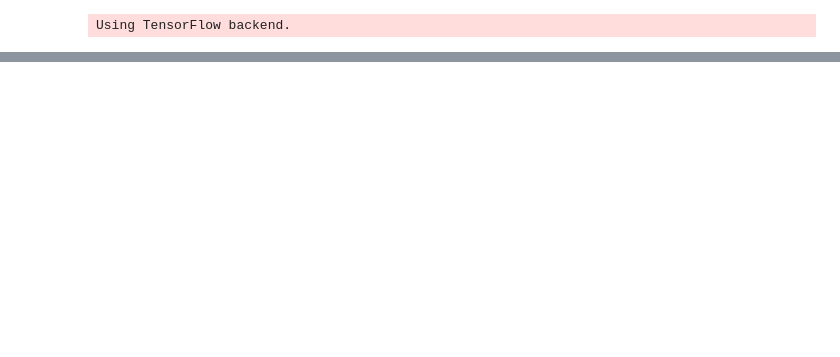
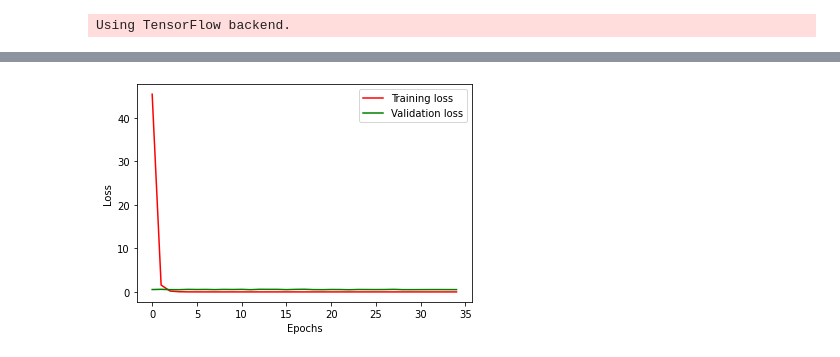
Before and after one commit to NicamShilova/Attrape-moi-si-tu-peux, a Jupyter notebook: model.ipynb, the cells around one changed output, grey strips where cells are left out. Saved outputs shown, nothing was run; the diff lists cells and outputs as text; code cells hidden in the pictures; blank space fills up the shorter version.

```diff
--- a/model.ipynb
+++ b/model.ipynb
@@ -25,10 +27,12 @@ TESTING_PATH = DATA_ROOT + 'test'
 
 # Autres paramètres
 batch_size = 32
-num_classes = 100
+num_classes = 32
 epochs = 35
-img_size = 28
-input_shape = (img_size, img_size, 1)
+# img_size = 28
+img_size = 32
+input_shape = (img_size, img_size, 3)
+validation_split = 0.3
 # %%
 # fonctions.import_fichier_train()
 # %%
@@ -81,19 +103,25 @@ Found 48400 images belonging to 100 classes.
 # %%
 ### Création d'un modèle séquentiel qui permet de définir l'architecture CNN couche par couche à l'aide de la fonction .add .Nous ajoutons d'abord une couche de convolution avec 32 filtres de taille 3X3 sur les images d'entrée et la passons à travers la fonction d'activation 'relu'.Nous effectuons ensuite des opérations MaxPooling en utilisant un pool de taille 2X2 ###
 model = Sequential()
-model.add(Conv2D(32, (3, 3), input_shape = input_shape, activation = "relu"))
-model.add(MaxPooling2D(pool_size = (2, 2)))
+model.add(Conv2D(28, (3, 3), padding='same', input_shape = input_shape, activation = "relu"))
+# model.add(MaxPooling2D(pool_size = (3, 3)))
 
 ### Ces couches sont ensuite répétées à nouveau pour améliorer les performances du modèle ###
-
-model.add(Conv2D(32, (3, 3), activation = "relu"))
-model.add(MaxPooling2D(pool_size = (2, 2)))
+# model.add(keras.layers.Dropout(0.1))
+# model.add(Dropout(0.4))
+# model.add(Dropout(0.01, input_shape=(60,)))
+model.add(Conv2D(28, (3, 3), padding='same', activation = "relu"))
+# model.add(Dropout(0.4))
+model.add(Conv2D(28, (3, 3), padding='same', input_shape = input_shape))
+# model.add(keras.layers.Dropout(0.1))
+# model.add(MaxPooling2D(pool_size = (3, 3)))
 
 ### Enfin, nous aplatissons notre matrice résultante et la passons à travers une couche dense composée de 128 nœuds. Celui-ci est ensuite connecté à la couche de sortie constituée de 26 nœuds, chaque nœud représentant un alphabet ###
 
 model.add(Flatten())
-model.add(Dense(units = 128, activation = "relu"))
-model.add(Dense(units = 100, activation = "softmax"))            ### Activation softmax qui convertit les scores en une distribution de probabilité normalisée, et                                                                   le nœud avec la probabilité la plus élevée est sélectionné comme sortie ###
+model.add(Dense(2, activation='softmax'))
+# model.add(Dense(units = 32, activation = "relu"))
+# model.add(Dense(units = 100, activation = "softmax"))            ### Activation softmax qui convertit les scores en une distribution de probabilité normalisée, et                                                                   le nœud avec la probabilité la plus élevée est sélectionné comme sortie ###
 
 ### Une fois notre architecture CNN définie, nous compilons le modèle à l'aide de l'optimiseur Adam ###
 model.compile(optimizer = "adam", loss = "categorical_crossentropy", metrics = ["accuracy"])
@@ -153,2 +182,14 @@ Test de précision: 0.1515517234802246
 Enregistrement du modèle...
 Modèle enregistré!
+# %%
+plt.plot(entrainement.history['loss'], color='red', label='Training loss')
+plt.plot(entrainement.history['val_loss'],  color='green', label='Validation loss')
+
+plt.xlabel('Epochs')
+plt.ylabel('Loss')
+
+plt.legend()
+
+plt.show()
+# %% [output]
+[figure, added]
```
Also changed, not shown: parts of 8 cells of this notebook.
